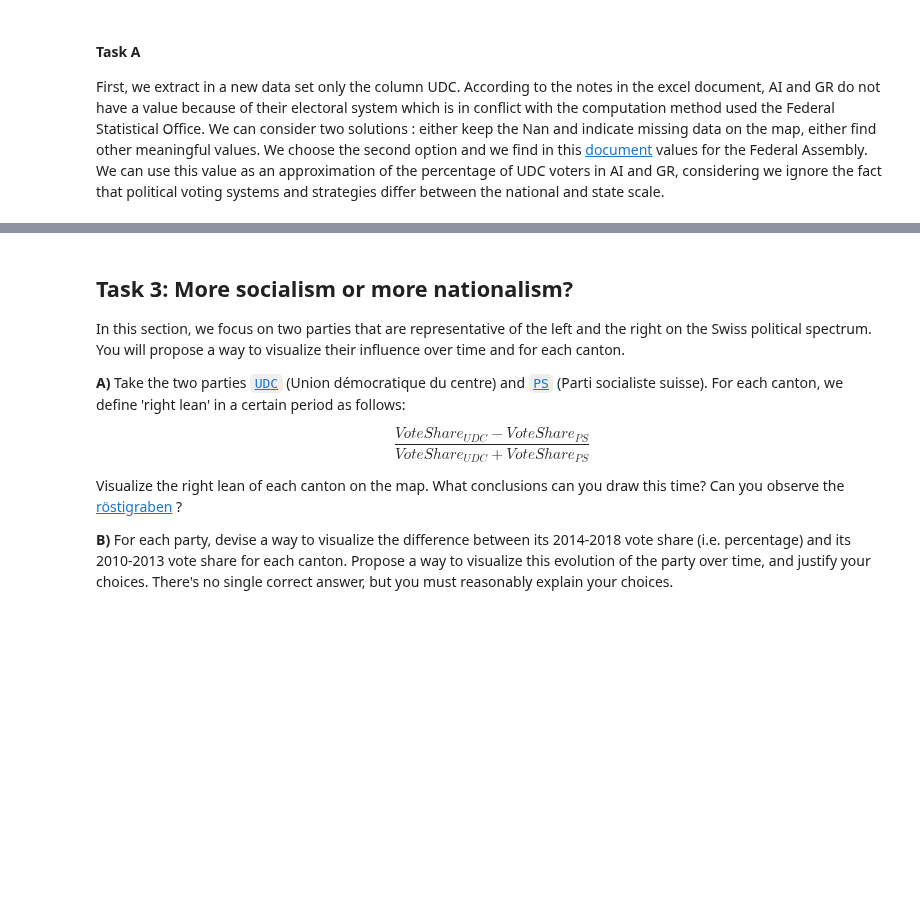
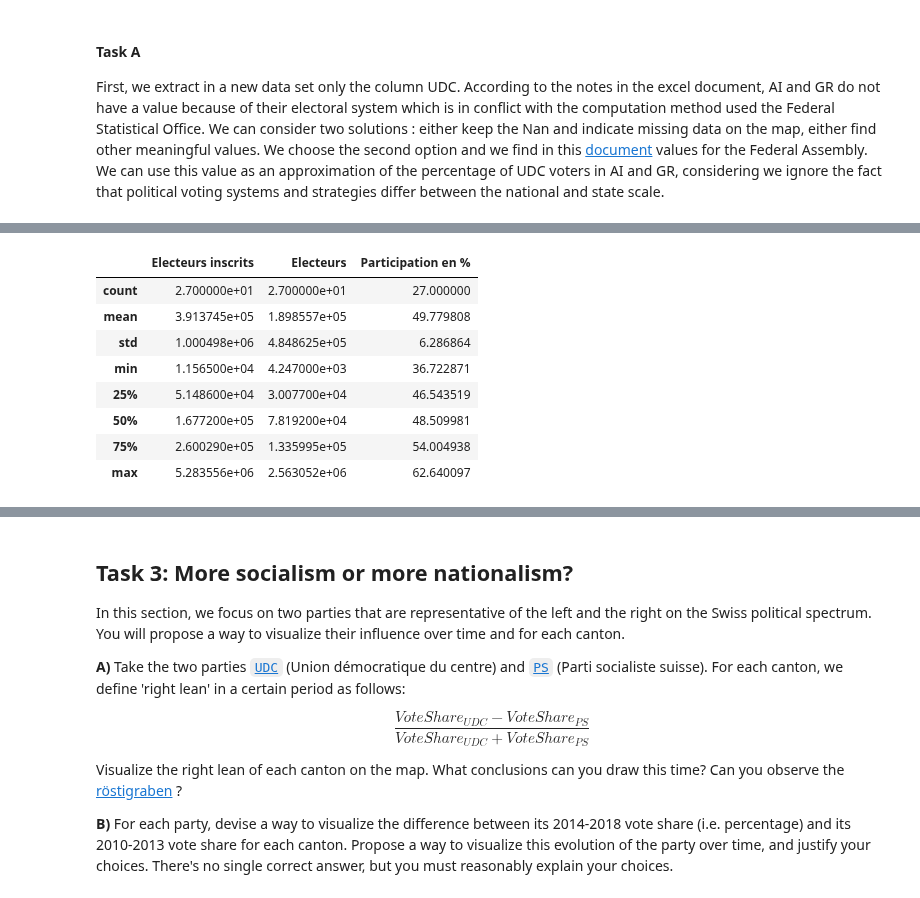
Before and after one commit to vbruttin/ada_homeworks, a Jupyter notebook: HW2_part2.ipynb, the cells around one changed output, grey strips where cells are left out. Saved outputs shown, nothing was run; the diff lists cells and outputs as text; code cells hidden in the pictures; blank space fills up the shorter version.

```diff
--- a/HW2_part2.ipynb
+++ b/HW2_part2.ipynb
@@ -223,3 +226,12 @@ UDC_map_per.choropleth(geo_data=geo_json_data,
 UDC_map_per
 # %% [output]
 [interactive output not drawn]
+# %%
+# Cleaning of the data
+
+df_population =  pd.read_excel(data_folder + 'national_council_elections.xlsx', header=4, skiprows=[5, 6, 8], skipfooter=(44-34))
+
+# Rename column and index labels
+customrename(df_population)
+
+df_population.h
@@ -225,0 +245,12 @@ UDC_map_per
+# %%
+df_population.describe()
+# %% [output]
+|  | Electeurs inscrits | Electeurs | Participation en % |
+| count | 2.700000e+01 | 2.700000e+01 | 27.000000 |
+| mean | 3.913745e+05 | 1.898557e+05 | 49.779808 |
+| std | 1.000498e+06 | 4.848625e+05 | 6.286864 |
+| min | 1.156500e+04 | 4.247000e+03 | 36.722871 |
+| 25% | 5.148600e+04 | 3.007700e+04 | 46.543519 |
+| 50% | 1.677200e+05 | 7.819200e+04 | 48.509981 |
+| 75% | 2.600290e+05 | 1.335995e+05 | 54.004938 |
+| max | 5.283556e+06 | 2.563052e+06 | 62.640097 |
```
Also changed, not shown: parts of 8 cells of this notebook.
